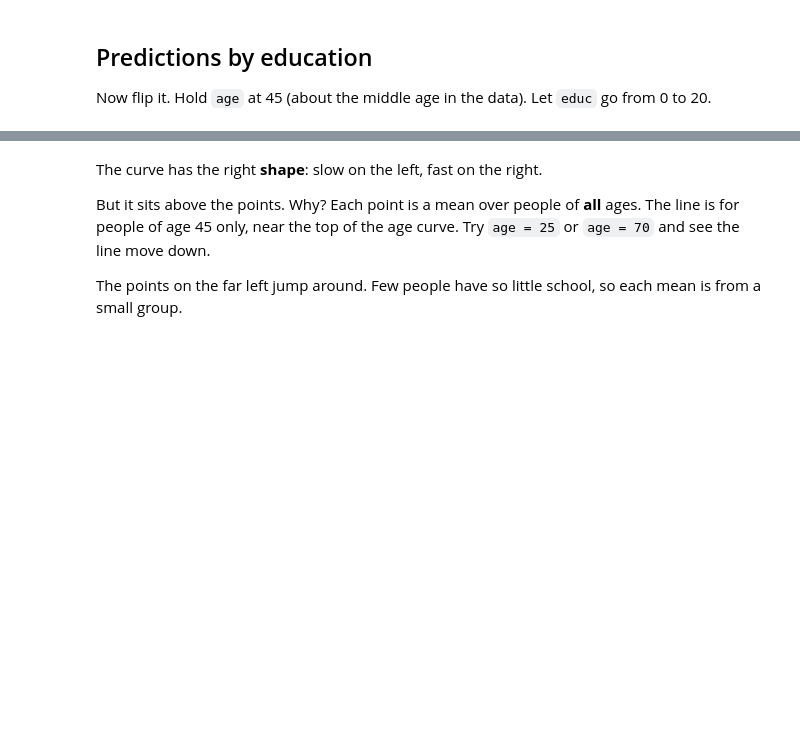
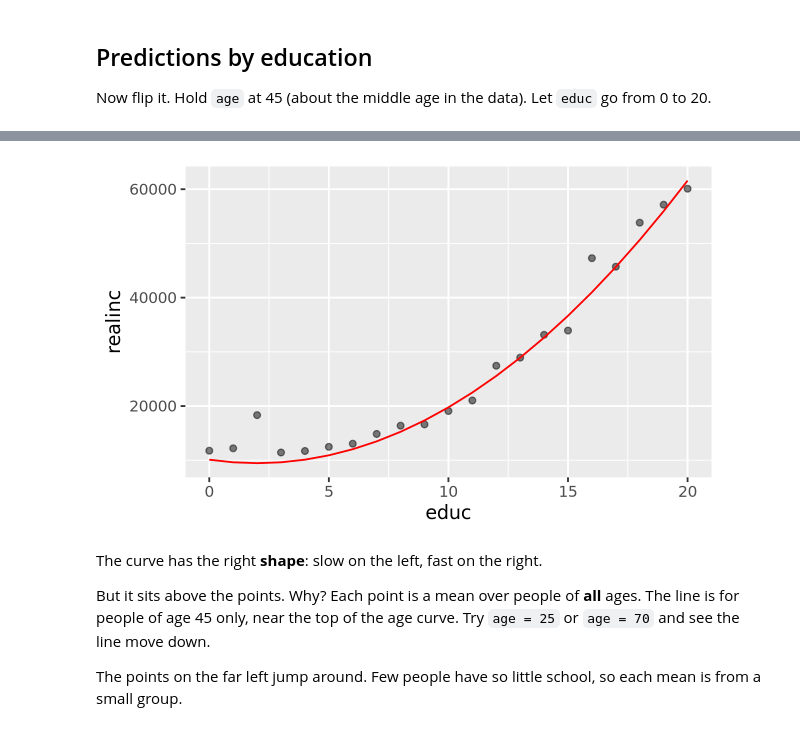
Before and after one commit to jleet-unc/512codespace, a Jupyter notebook: notebooks/12-lecture-multiple-regression.ipynb, the cells around one changed output, grey strips where cells are left out. Cells and saved outputs as stored; diff of their text form; code cells hidden in the pictures; blank space fills up the shorter version.

```diff
--- a/notebooks/12-lecture-multiple-regression.ipynb
+++ b/notebooks/12-lecture-multiple-regression.ipynb
@@ -221,3 +276,14 @@ p_educ +
+# %%
+grid_educ <- tibble(educ = 0:20, age = 70)
+
+preds_educ <- fit_full |>
+    predict(new_data = grid_educ) |>
+    bind_cols(grid_educ)
+
+p_educ +
+    geom_line(data = preds_educ, aes(y = .pred), color = 'red')
+# %% [output]
+[figure, added]
 # %% [markdown]
 The curve has the right **shape**: slow on the left, fast on the right.
 
```
Also changed, not shown: parts of 12 cells of this notebook, 2 other files.
